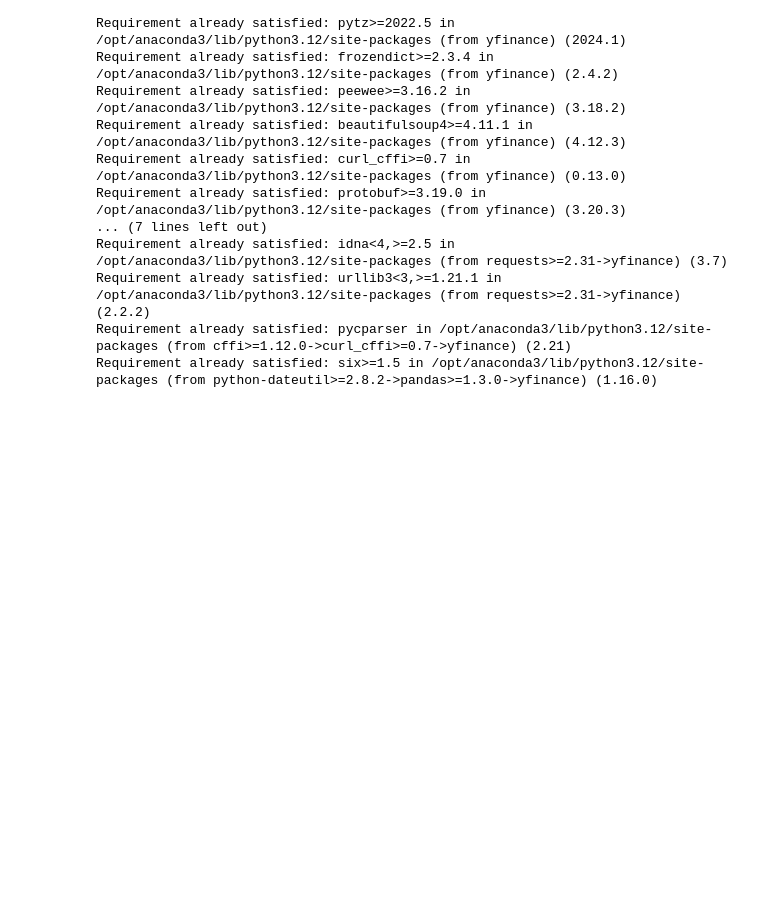
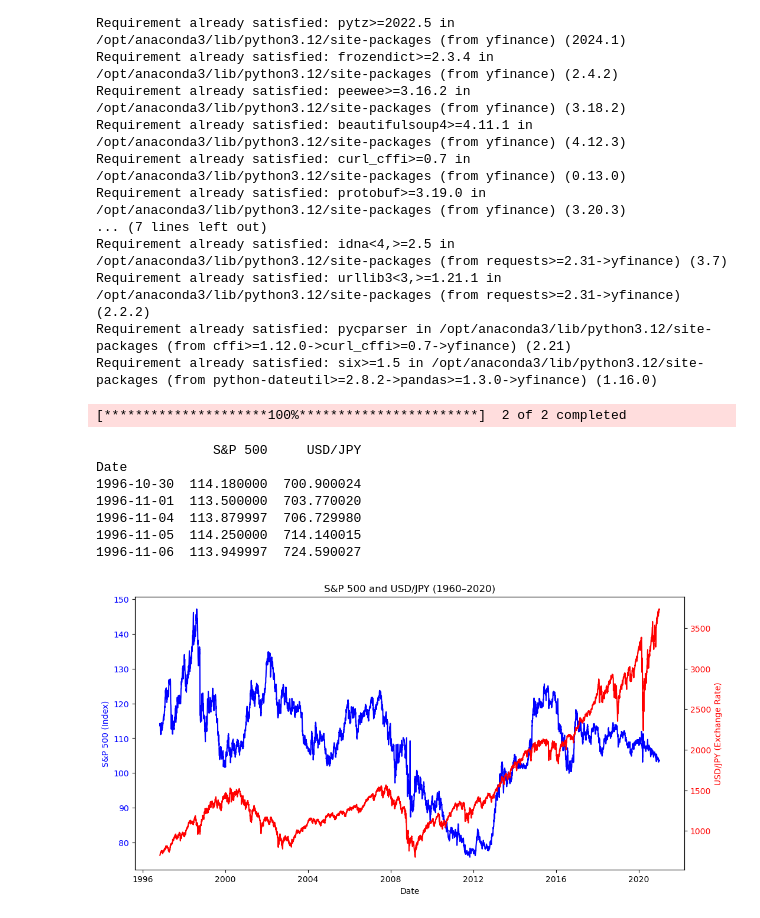
Before and after one commit to anushka-pradhan/econ570, a Jupyter notebook: Project Proposal.ipynb, the cells around one changed output. Cells and saved outputs as stored; diff of their text form; code cells hidden in the pictures; blank space fills up the shorter version.

```diff
--- a/Project Proposal.ipynb
+++ b/Project Proposal.ipynb
@@ -18,3 +18,47 @@ Requirement already satisfied: idna<4,>=2.5 in /opt/anaconda3/lib/python3.12/sit
 Requirement already satisfied: urllib3<3,>=1.21.1 in /opt/anaconda3/lib/python3.12/site-packages (from requests>=2.31->yfinance) (2.2.2)
 Requirement already satisfied: pycparser in /opt/anaconda3/lib/python3.12/site-packages (from cffi>=1.12.0->curl_cffi>=0.7->yfinance) (2.21)
 Requirement already satisfied: six>=1.5 in /opt/anaconda3/lib/python3.12/site-packages (from python-dateutil>=2.8.2->pandas>=1.3.0->yfinance) (1.16.0)
+# %%
+import yfinance as yf
+import pandas as pd
+import matplotlib.pyplot as plt
+
+start_date = "1960-01-01"
+end_date = "2020-12-31"
+
+data = yf.download(["^GSPC", "JPY=X"], start=start_date, end=end_date, auto_adjust=False)
+
+if "Adj Close" in data.columns.get_level_values(0):
+    data = data["Adj Close"]
+else:
+    data = data["Close"]
+
+data.columns = ["S&P 500", "USD/JPY"]
+
+data = data.dropna()
+
+print(data.head())
+
+fig, ax1 = plt.subplots(figsize=(12, 6))
+ax1.plot(data.index, data["S&P 500"], color="blue", label="S&P 500")
+ax1.set_xlabel("Date")
+ax1.set_ylabel("S&P 500 (Index)", color="blue")
+ax1.tick_params(axis="y", labelcolor="blue")
+
+ax2 = ax1.twinx()
+ax2.plot(data.index, data["USD/JPY"], color="red", label="USD/JPY")
+ax2.set_ylabel("USD/JPY (Exchange Rate)", color="red")
+ax2.tick_params(axis="y", labelcolor="red")
+
+plt.title("S&P 500 and USD/JPY (1960–2020)")
+plt.show()
+# %% [output]
+[*********************100%***********************]  2 of 2 completed
+               S&P 500     USD/JPY
+Date
+1996-10-30  114.180000  700.900024
+1996-11-01  113.500000  703.770020
+1996-11-04  113.879997  706.729980
+1996-11-05  114.250000  714.140015
+1996-11-06  113.949997  724.590027
+[figure, added]
```
Also changed, not shown: parts of 1 cell of this notebook.
